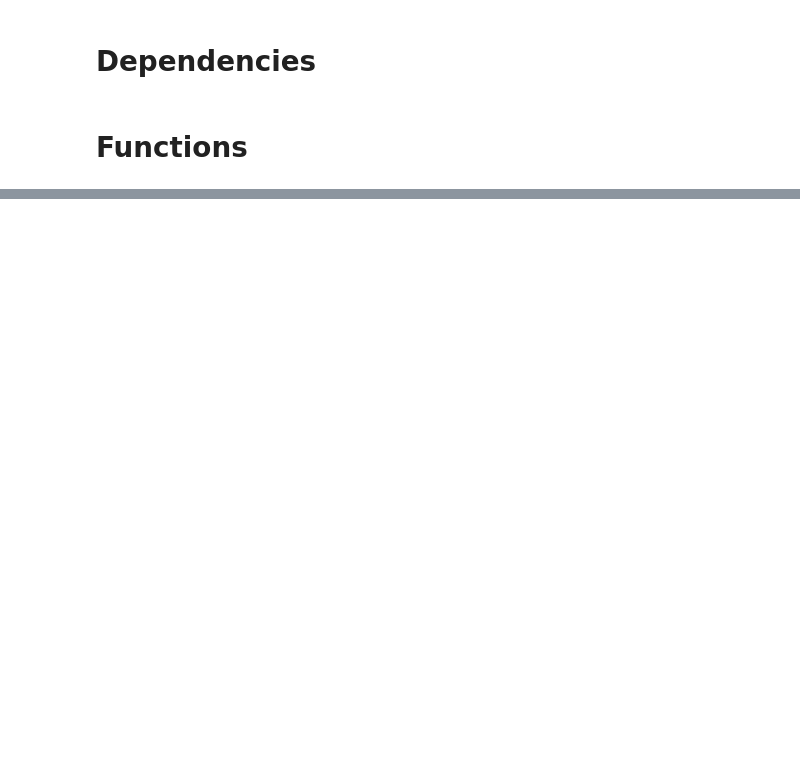
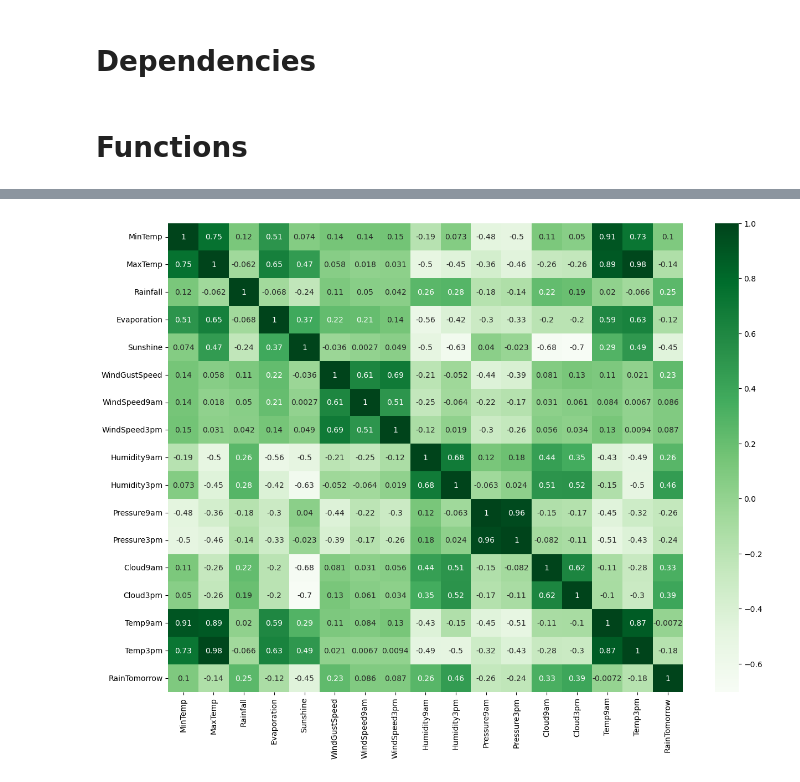
Before and after one commit to Rurushu13/Hackaton-Practice, a Jupyter notebook: main.ipynb, the cells around one changed output, grey strips where cells are left out. Cells and saved outputs as stored; diff of their text form; code cells hidden in the pictures; blank space fills up the shorter version.

```diff
--- a/main.ipynb
+++ b/main.ipynb
@@ -160,0 +183,3 @@ def precision_recall_curve(est, X_train, y_train_binary):
+# %%
+test_df = pd.read_csv("data/test.csv")
+train_df = pd.read_csv("data/train.csv")
@@ -160,0 +228,9 @@ def precision_recall_curve(est, X_train, y_train_binary):
+# %%
+num_columns = list(train_df.drop(["ID","RainTomorrow"],axis=1).select_dtypes(exclude="object").columns)
+cat_columns = list(train_df.select_dtypes(include="object").columns)
+# %%
+plt.figure(figsize=(15,11))
+sns.heatmap(train_df[num_columns].dropna().drop("ID",axis=1).corr(), cmap="Greens",annot=True)
+plt.show()
+# %% [output]
+[figure, added]
```
Also changed, not shown: parts of 94 cells of this notebook, 8 other files.
